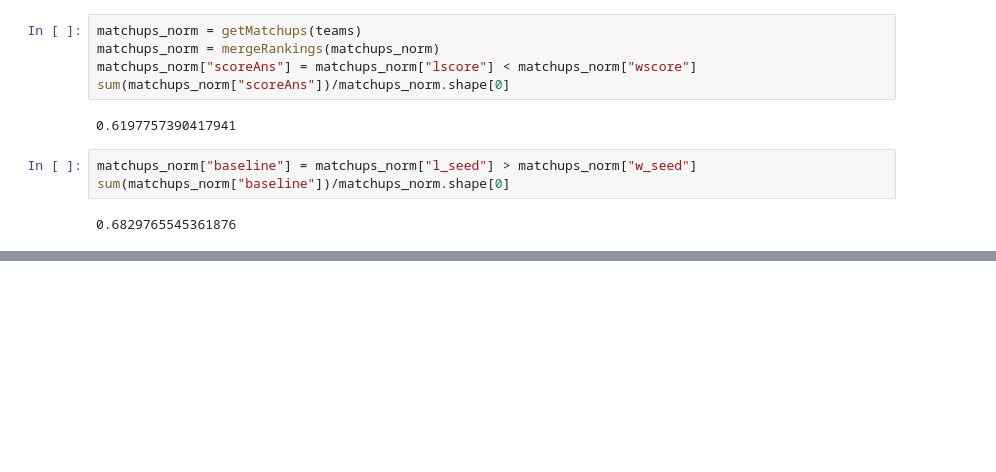
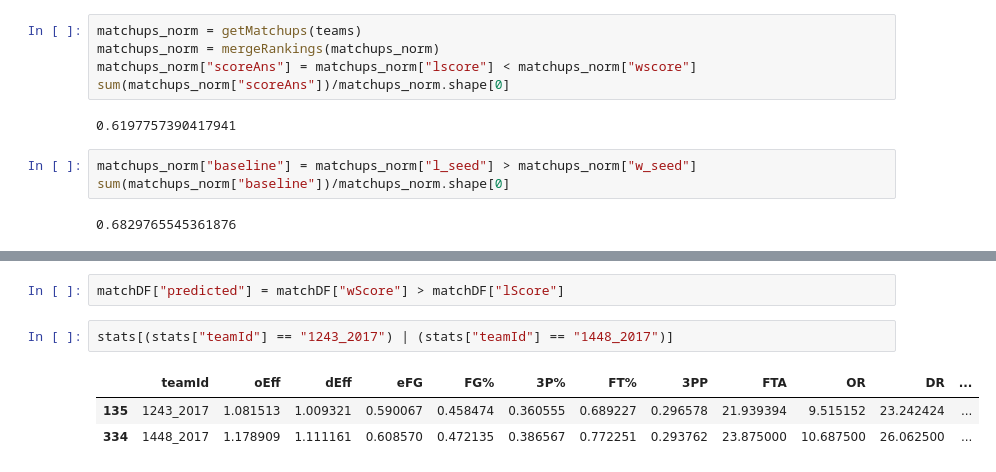
Before and after one commit to dlernz/march_madness, a Jupyter notebook: Predicting March Madness Games using Random Forests.ipynb, the cells around one changed output, grey strips where cells are left out. Drawn from its saved outputs; the diff is of its cells as text; blank space fills up the shorter version.

```diff
--- a/Predicting March Madness Games using Random Forests.ipynb
+++ b/Predicting March Madness Games using Random Forests.ipynb
@@ -905,0 +929,8 @@ recentRes.head()
+# %%
+matchDF["predicted"] = matchDF["wScore"] > matchDF["lScore"]
+# %%
+stats[(stats["teamId"] == "1243_2017") | (stats["teamId"] == "1448_2017")]
+# %% [output]
+|  | teamId | oEff | dEff | eFG | FG% | 3P% | FT% | 3PP | FTA | OR | DR | ... |
+| 135 | 1243_2017 | 1.081513 | 1.009321 | 0.590067 | 0.458474 | 0.360555 | 0.689227 | 0.296578 | 21.939394 | 9.515152 | 23.242424 | ... |
+| 334 | 1448_2017 | 1.178909 | 1.111161 | 0.608570 | 0.472135 | 0.386567 | 0.772251 | 0.293762 | 23.875000 | 10.687500 | 26.062500 | ... |
```
Also changed, not shown: parts of 11 cells of this notebook.
